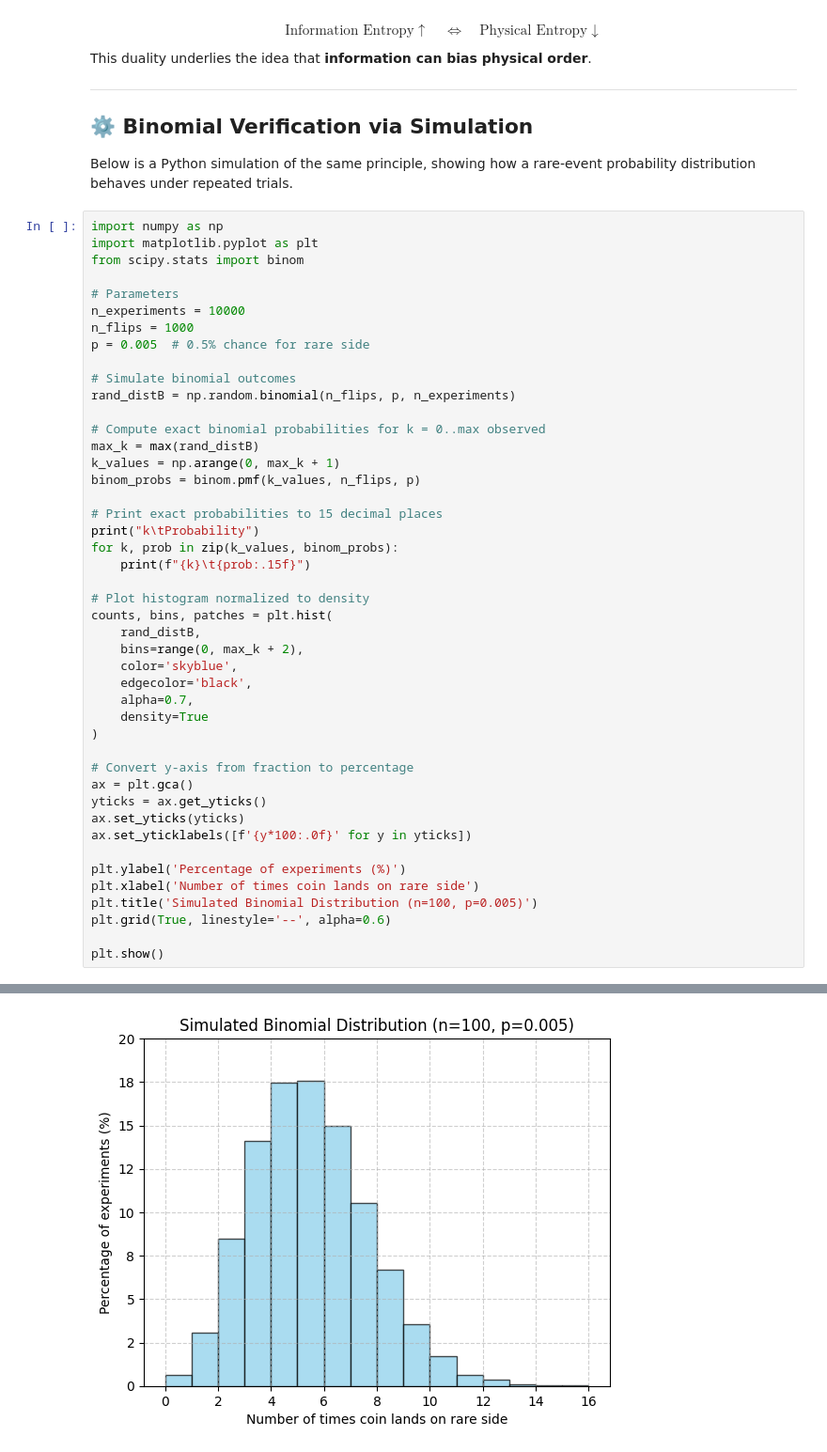
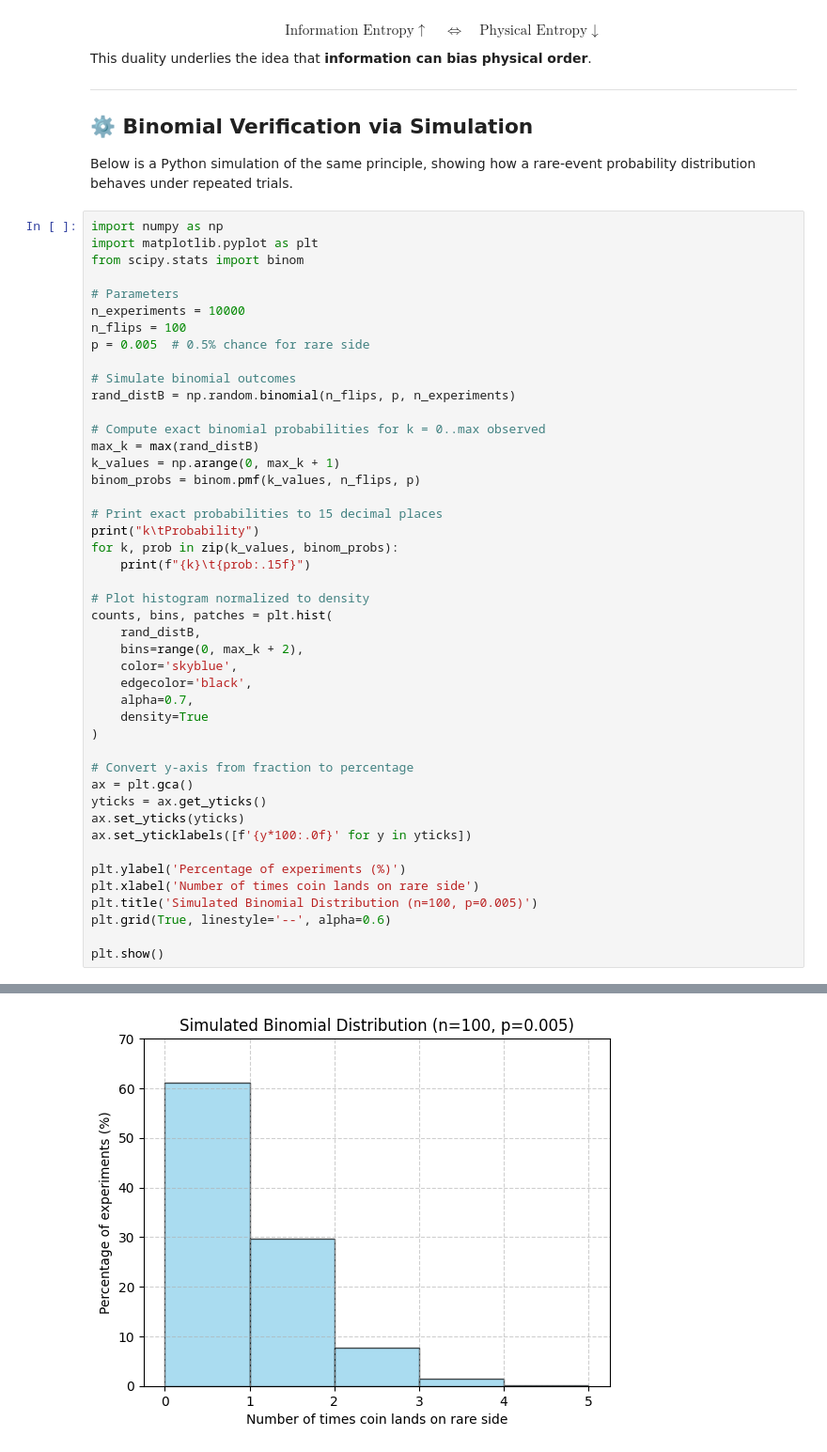
Before and after one commit to hbibani/bib-theory-of-relativity, a Jupyter notebook: ipynb/source/experiment.ipynb, the cells around one changed output, grey strips where cells are left out. Shown at 94% size. Saved outputs shown, nothing was run; the diff lists cells and outputs as text.

```diff
--- a/ipynb/source/experiment.ipynb
+++ b/ipynb/source/experiment.ipynb
@@ -235,7 +235,7 @@ from scipy.stats import binom
 
 # Parameters
 n_experiments = 10000
-n_flips = 1000
+n_flips = 100
 p = 0.005  # 0.5% chance for rare side
 
 # Simulate binomial outcomes
@@ -294 +283 @@ k       Probability
-[figure, old version]
+[figure, new version]
```
Also changed, not shown: parts of 1 cell of this notebook, 2 other files.
